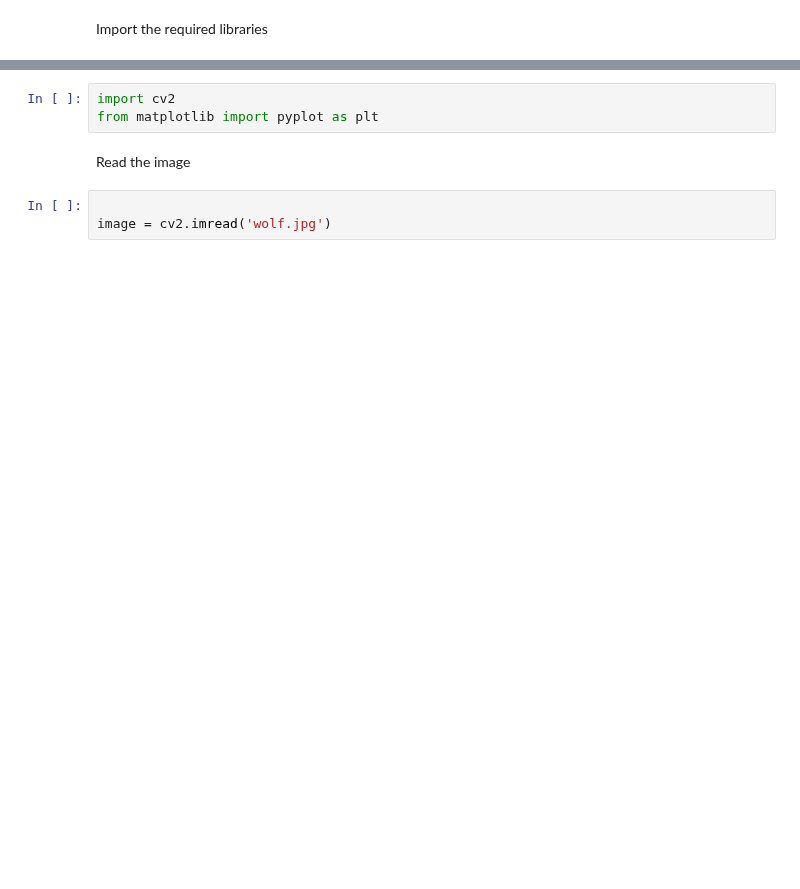
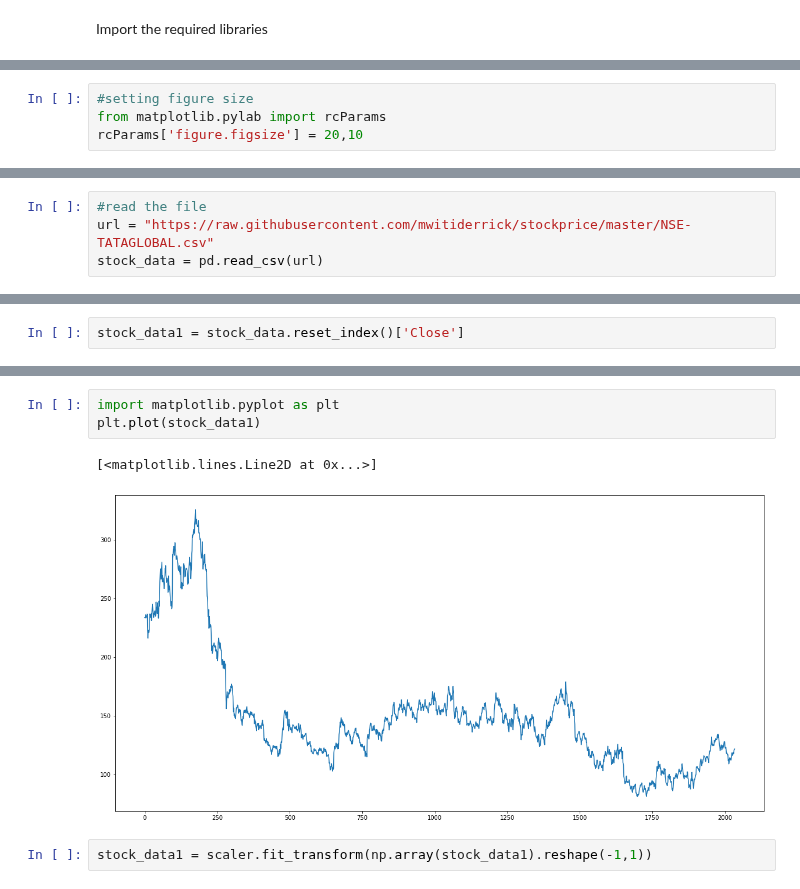
Before and after one commit to sanyuktasadhankar/task-1.csv, a Jupyter notebook: Untitled7.ipynb, the cells around one changed output, grey strips where cells are left out. Cells and saved outputs as stored; diff of their text form; blank space fills up the shorter version.

```diff
--- a/Untitled7.ipynb
+++ b/Untitled7.ipynb
@@ -9,0 +19,4 @@ Import the required libraries
+# %%
+#setting figure size
+from matplotlib.pylab import rcParams
+rcParams['figure.figsize'] = 20,10
@@ -9,0 +29,4 @@ Import the required libraries
+# %%
+#read the file
+url = "https://raw.githubusercontent.com/mwitiderrick/stockprice/master/NSE-TATAGLOBAL.csv"
+stock_data = pd.read_csv(url)
@@ -9,0 +69,2 @@ Import the required libraries
+# %%
+stock_data1 = stock_data.reset_index()['Close']
@@ -10,9 +92,8 @@ Import the required libraries
 # %%
-import cv2
-from matplotlib import pyplot as plt
+import matplotlib.pyplot as plt
+plt.plot(stock_data1)
+# %% [output]
+[<matplotlib.lines.Line2D at 0x...>]
+[figure, added]
-# %% [markdown]
-
-Read the image
-# %%
-
-image = cv2.imread('wolf.jpg')
+# %%
+stock_data1 = scaler.fit_transform(np.array(stock_data1).reshape(-1,1))
```
Also changed, not shown: parts of 33 cells of this notebook.
